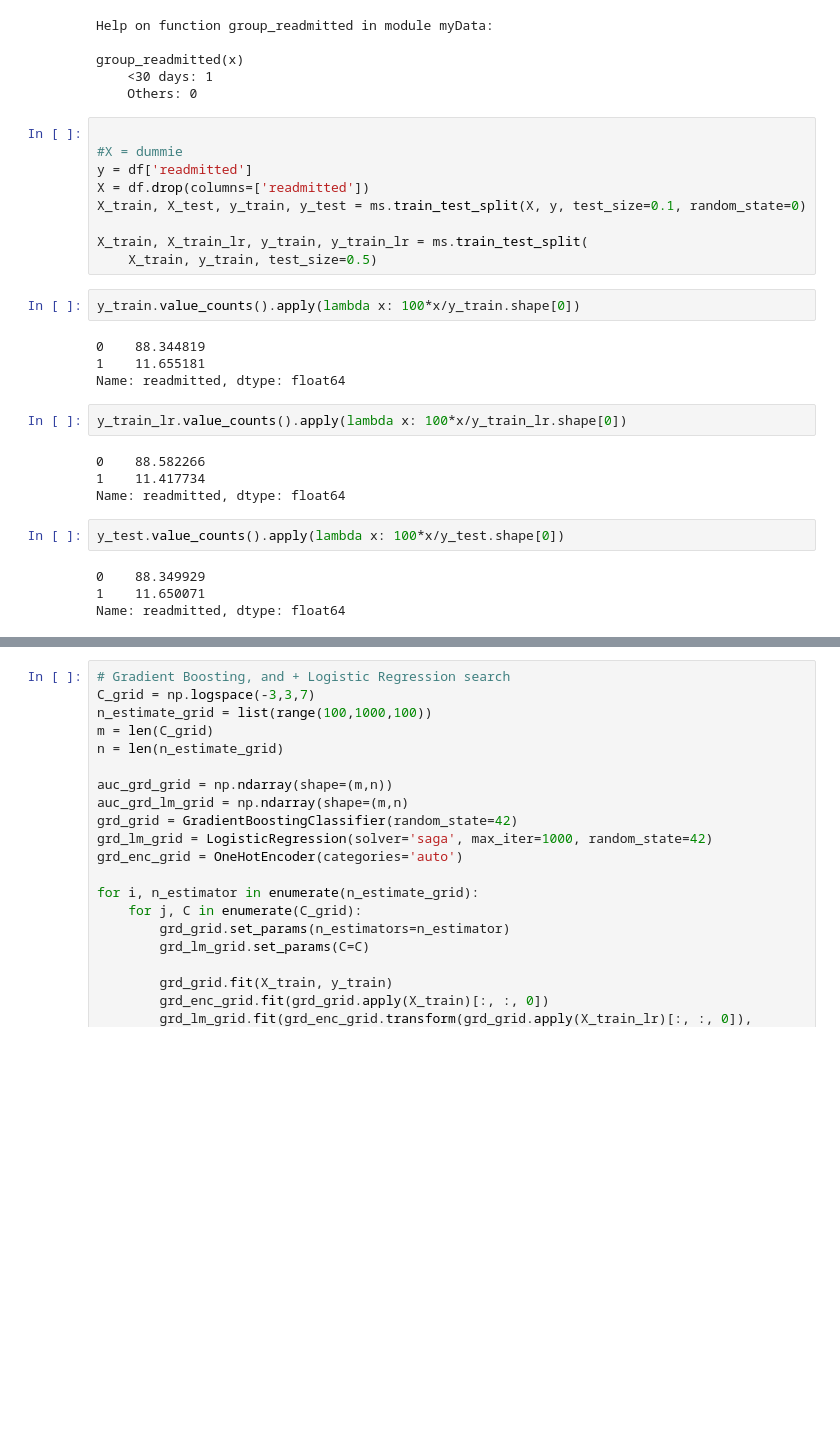
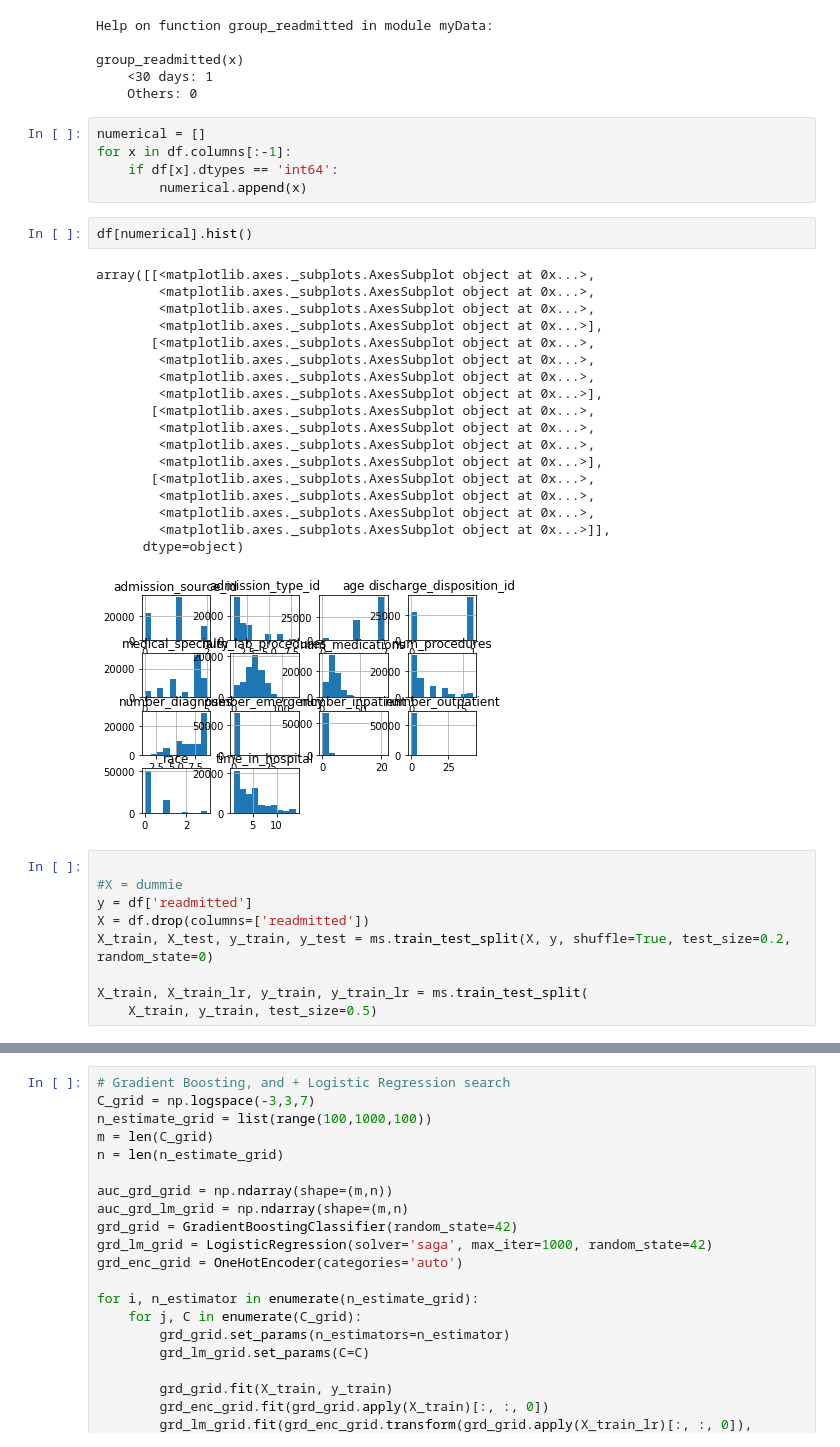
Before and after one commit to capstone-hospital-readmission/hospital-readmissions, a Jupyter notebook: hospital_readmissions.ipynb, the cells around one changed output, grey strips where cells are left out. Saved outputs shown, nothing was run; the diff lists cells and outputs as text; blank space fills up the shorter version.

```diff
--- a/hospital_readmissions.ipynb
+++ b/hospital_readmissions.ipynb
@@ -104,33 +123,41 @@ Help on function group_readmitted in module myData:
 group_readmitted(x)
     <30 days: 1
     Others: 0
+# %%
+numerical = []
+for x in df.columns[:-1]:
+    if df[x].dtypes == 'int64':
+        numerical.append(x)
+# %%
+df[numerical].hist()
+# %% [output]
+array([[<matplotlib.axes._subplots.AxesSubplot object at 0x...>,
+        <matplotlib.axes._subplots.AxesSubplot object at 0x...>,
+        <matplotlib.axes._subplots.AxesSubplot object at 0x...>,
+        <matplotlib.axes._subplots.AxesSubplot object at 0x...>],
+       [<matplotlib.axes._subplots.AxesSubplot object at 0x...>,
+        <matplotlib.axes._subplots.AxesSubplot object at 0x...>,
+        <matplotlib.axes._subplots.AxesSubplot object at 0x...>,
+        <matplotlib.axes._subplots.AxesSubplot object at 0x...>],
+       [<matplotlib.axes._subplots.AxesSubplot object at 0x...>,
+        <matplotlib.axes._subplots.AxesSubplot object at 0x...>,
+        <matplotlib.axes._subplots.AxesSubplot object at 0x...>,
+        <matplotlib.axes._subplots.AxesSubplot object at 0x...>],
+       [<matplotlib.axes._subplots.AxesSubplot object at 0x...>,
+        <matplotlib.axes._subplots.AxesSubplot object at 0x...>,
+        <matplotlib.axes._subplots.AxesSubplot object at 0x...>,
+        <matplotlib.axes._subplots.AxesSubplot object at 0x...>]],
+      dtype=object)
+[figure, added]
 # %%
 
 #X = dummie
 y = df['readmitted']
 X = df.drop(columns=['readmitted'])
-X_train, X_test, y_train, y_test = ms.train_test_split(X, y, test_size=0.1, random_state=0)
+X_train, X_test, y_train, y_test = ms.train_test_split(X, y, shuffle=True, test_size=0.2, random_state=0)
 
 X_train, X_train_lr, y_train, y_train_lr = ms.train_test_split(
     X_train, y_train, test_size=0.5)
-# %%
-y_train.value_counts().apply(lambda x: 100*x/y_train.shape[0])
-# %% [output]
-0    88.344819
-1    11.655181
-Name: readmitted, dtype: float64
-# %%
-y_train_lr.value_counts().apply(lambda x: 100*x/y_train_lr.shape[0])
-# %% [output]
-0    88.582266
-1    11.417734
-Name: readmitted, dtype: float64
-# %%
-y_test.value_counts().apply(lambda x: 100*x/y_test.shape[0])
-# %% [output]
-0    88.349929
-1    11.650071
-Name: readmitted, dtype: float64
 # %%
 print(X_train.shape, X_train_lr.shape, X_test.shape)
 # %% [output]
```
Also changed, not shown: parts of 19 cells of this notebook.
